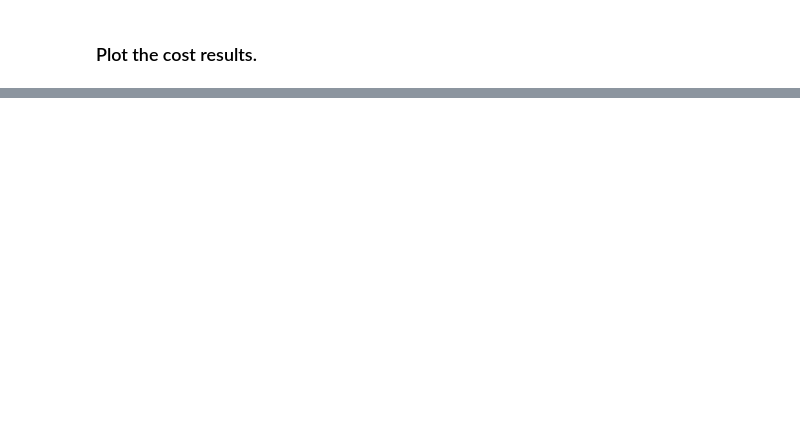
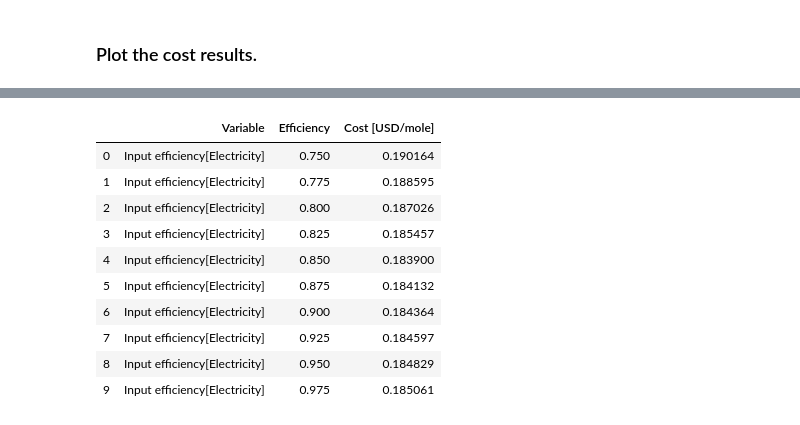
Before and after one commit to NREL/tyche, a Jupyter notebook: framework/code/investment-example.ipynb, the cells around one changed output, grey strips where cells are left out. Cells and saved outputs as stored; diff of their text form; code cells hidden in the pictures; blank space fills up the shorter version.

```diff
--- a/framework/code/investment-example.ipynb
+++ b/framework/code/investment-example.ipynb
@@ -225,7 +364,19 @@ cost_results["Efficiency"] = cost_results["Scenario"].apply(lambda x: float(re.s
 cost_results["Cost [USD/mole]"] = cost_results["Value"]
 # %%
 cost_results = cost_results[["Variable", "Efficiency", "Cost [USD/mole]"]]
-cost_results[1:10]
+cost_results[0:10]
+# %% [output]
+|  | Variable | Efficiency | Cost [USD/mole] |
+| 0 | Input efficiency[Electricity] | 0.750 | 0.190164 |
+| 1 | Input efficiency[Electricity] | 0.775 | 0.188595 |
+| 2 | Input efficiency[Electricity] | 0.800 | 0.187026 |
+| 3 | Input efficiency[Electricity] | 0.825 | 0.185457 |
+| 4 | Input efficiency[Electricity] | 0.850 | 0.183900 |
+| 5 | Input efficiency[Electricity] | 0.875 | 0.184132 |
+| 6 | Input efficiency[Electricity] | 0.900 | 0.184364 |
+| 7 | Input efficiency[Electricity] | 0.925 | 0.184597 |
+| 8 | Input efficiency[Electricity] | 0.950 | 0.184829 |
+| 9 | Input efficiency[Electricity] | 0.975 | 0.185061 |
 # %%
 # Here is a really simple plot.
 cost_results.plot(
```
Also changed, not shown: parts of 18 cells of this notebook, 3 other files.
